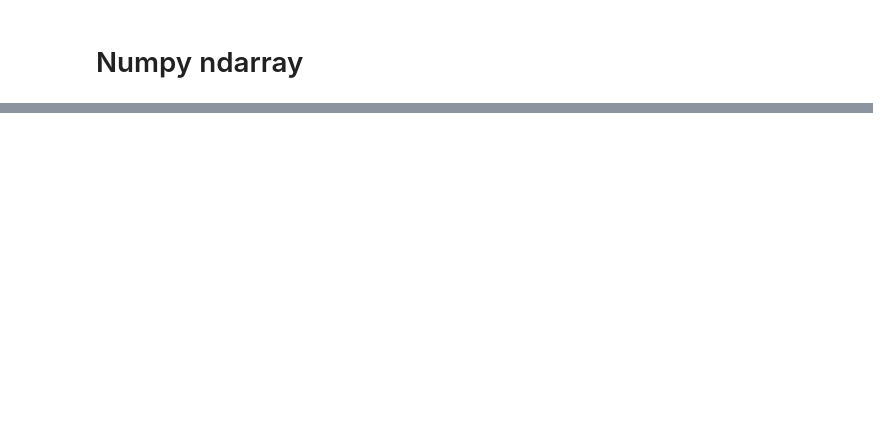
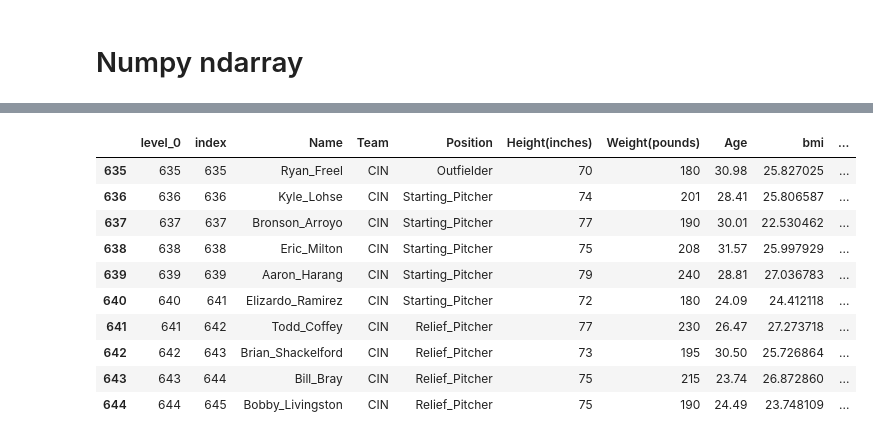
Before and after one commit to LyuGGang/python-data-analytics-lecture, a Jupyter notebook: 강의자료/6_pandas.ipynb, the cells around one changed output, grey strips where cells are left out. Drawn from its saved outputs; the diff is of its cells as text; code cells hidden in the pictures; blank space fills up the shorter version.

```diff
--- a/강의자료/6_pandas.ipynb
+++ b/강의자료/6_pandas.ipynb
@@ -635,0 +704,4 @@ int64
+# %%
+# 바로 적용하기
+# bp_data.drop(640, inplace=True)
+bp_data_not_null = bp_data.drop(640)
@@ -635,0 +735,17 @@ int64
+# %%
+bp_data_not_null.reset_index(inplace=True)
+# %%
+# 다시 index를 겁니다.
+bp_data_not_null[635:645]
+# %% [output]
+|  | level_0 | index | Name | Team | Position | Height(inches) | Weight(pounds) | Age | bmi | ... |
+| 635 | 635 | 635 | Ryan_Freel | CIN | Outfielder | 70 | 180 | 30.98 | 25.827025 | ... |
+| 636 | 636 | 636 | Kyle_Lohse | CIN | Starting_Pitcher | 74 | 201 | 28.41 | 25.806587 | ... |
+| 637 | 637 | 637 | Bronson_Arroyo | CIN | Starting_Pitcher | 77 | 190 | 30.01 | 22.530462 | ... |
+| 638 | 638 | 638 | Eric_Milton | CIN | Starting_Pitcher | 75 | 208 | 31.57 | 25.997929 | ... |
+| 639 | 639 | 639 | Aaron_Harang | CIN | Starting_Pitcher | 79 | 240 | 28.81 | 27.036783 | ... |
+| 640 | 640 | 641 | Elizardo_Ramirez | CIN | Starting_Pitcher | 72 | 180 | 24.09 | 24.412118 | ... |
+| 641 | 641 | 642 | Todd_Coffey | CIN | Relief_Pitcher | 77 | 230 | 26.47 | 27.273718 | ... |
+| 642 | 642 | 643 | Brian_Shackelford | CIN | Relief_Pitcher | 73 | 195 | 30.50 | 25.726864 | ... |
+| 643 | 643 | 644 | Bill_Bray | CIN | Relief_Pitcher | 75 | 215 | 23.74 | 26.872860 | ... |
+| 644 | 644 | 645 | Bobby_Livingston | CIN | Relief_Pitcher | 75 | 190 | 24.49 | 23.748109 | ... |
```
Also changed, not shown: parts of 77 cells of this notebook.
